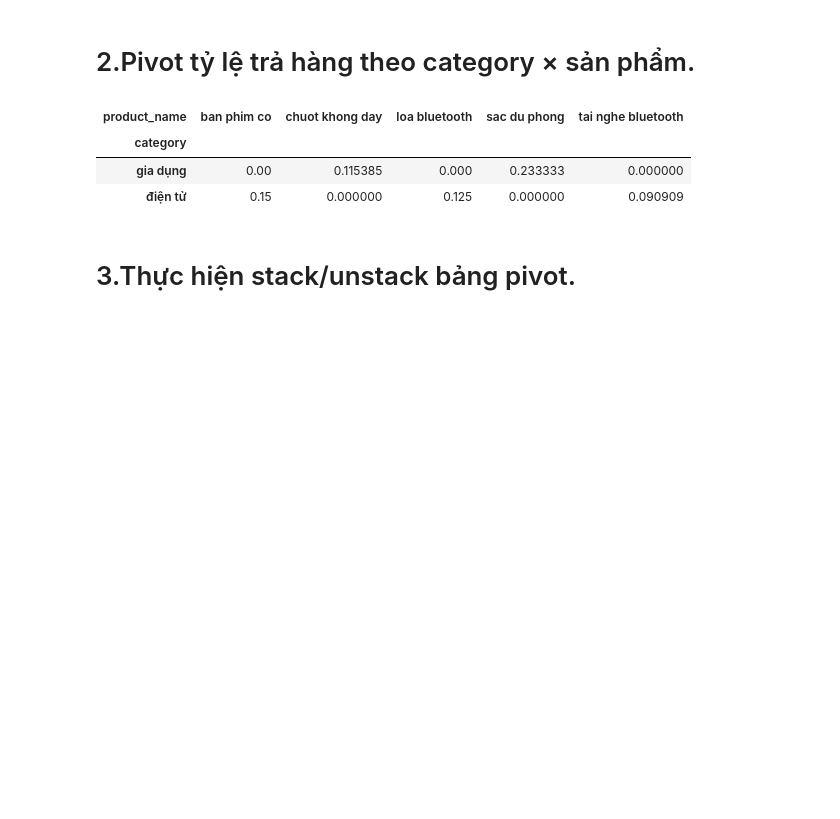
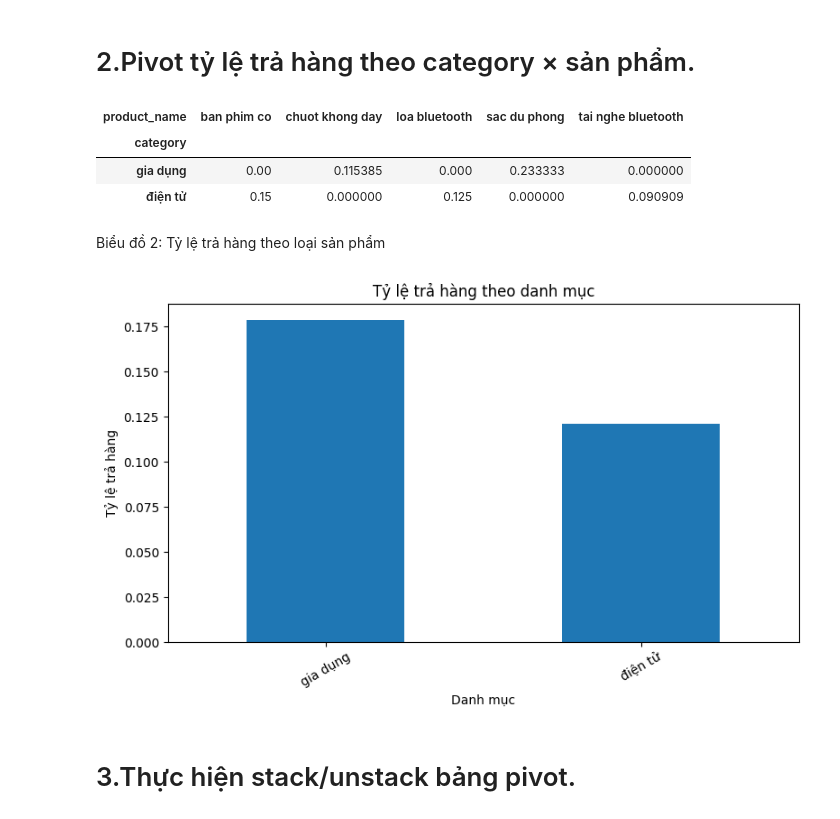
Before and after one commit to Phuc18A1/18A1_Nhom_8_Case_8, a Jupyter notebook: Nhiệm vụ 5 - Pivot Table và Stack hoặc Unstack.ipynb, the cells around one changed output. Cells and saved outputs as stored; diff of their text form; code cells hidden in the pictures; blank space fills up the shorter version.

```diff
--- a/Nhiệm vụ 5 - Pivot Table và Stack hoặc Unstack.ipynb
+++ b/Nhiệm vụ 5 - Pivot Table và Stack hoặc Unstack.ipynb
@@ -48,6 +69,23 @@ pivot_return_rate
 | category |  |  |  |  |  |
 | gia dụng | 0.00 | 0.115385 | 0.000 | 0.233333 | 0.000000 |
 | điện tử | 0.15 | 0.000000 | 0.125 | 0.000000 | 0.090909 |
+# %% [markdown]
+Biểu đồ 2: Tỷ lệ trả hàng theo loại sản phẩm
+# %%
+return_rate_by_category = df.groupby("category")["is_return"].mean()
+
+return_rate_by_category.plot(
+    kind="bar",
+    figsize=(8,5)
+)
+plt.title("Tỷ lệ trả hàng theo danh mục")
+plt.xlabel("Danh mục")
+plt.ylabel("Tỷ lệ trả hàng")
+plt.xticks(rotation=30)
+plt.tight_layout()
+plt.show()
+# %% [output]
+[figure, added]
 # %% [markdown]
 # 3.Thực hiện stack/unstack bảng pivot.
 # %%
```
Also changed, not shown: parts of 6 cells of this notebook.
